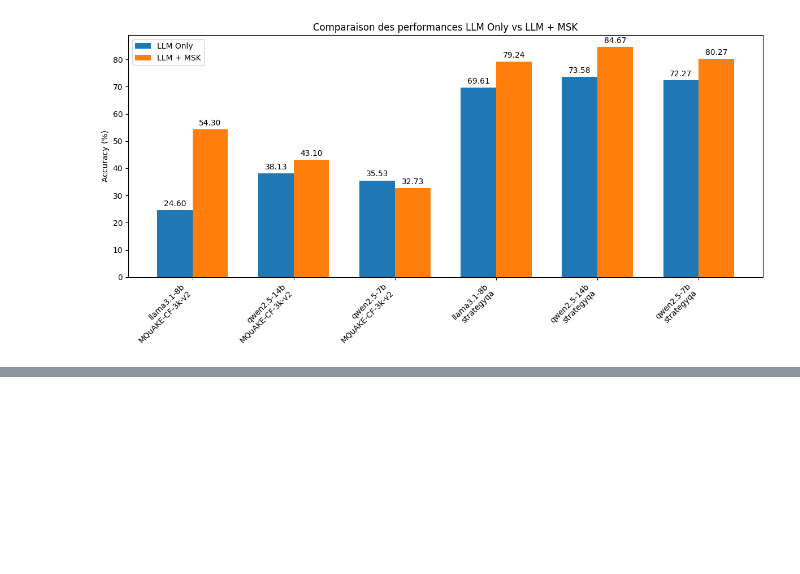
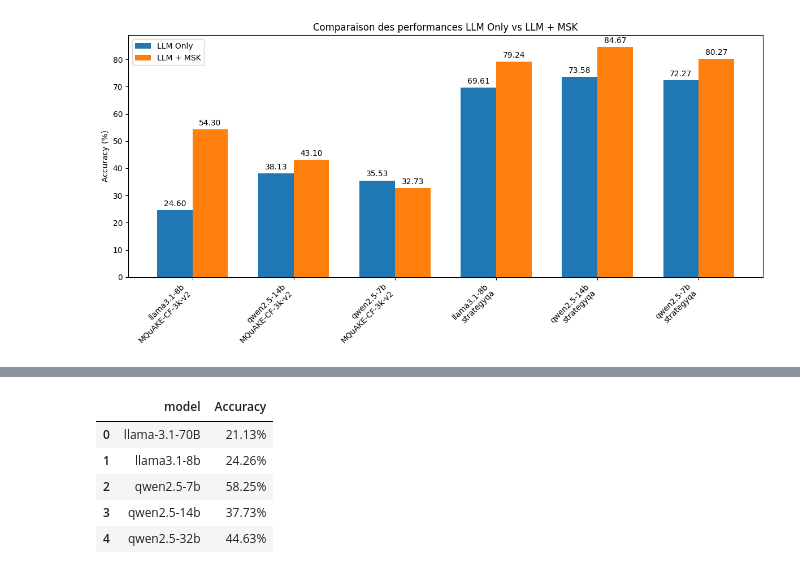
Before and after one commit to jaaferklila/llmreasoning, a Jupyter notebook: resultat.ipynb, the cells around one changed output, grey strips where cells are left out. Drawn from its saved outputs; the diff is of its cells as text; code cells hidden in the pictures; blank space fills up the shorter version.

```diff
--- a/resultat.ipynb
+++ b/resultat.ipynb
@@ -245,0 +279,16 @@ plot_accuracy(df_strategy, 'StrategyQA')
+# %%
+import pandas as pd
+import numpy as np
+#dataset "MQuAKE-CF-3k-v2"
+df = pd.DataFrame(
+    [["llama-3.1-70B", "21.13%"],["llama3.1-8b", "24.26%"],["qwen2.5-7b", "58.25%" ],["qwen2.5-14b", "37.73%"],["qwen2.5-32b", "44.63%"]],
+    columns=["model", "Accuracy"]
+)
+df
+# %% [output]
+|  | model | Accuracy |
+| 0 | llama-3.1-70B | 21.13% |
+| 1 | llama3.1-8b | 24.26% |
+| 2 | qwen2.5-7b | 58.25% |
+| 3 | qwen2.5-14b | 37.73% |
+| 4 | qwen2.5-32b | 44.63% |
```
Also changed, not shown: parts of 6 cells of this notebook, 1 other file.
